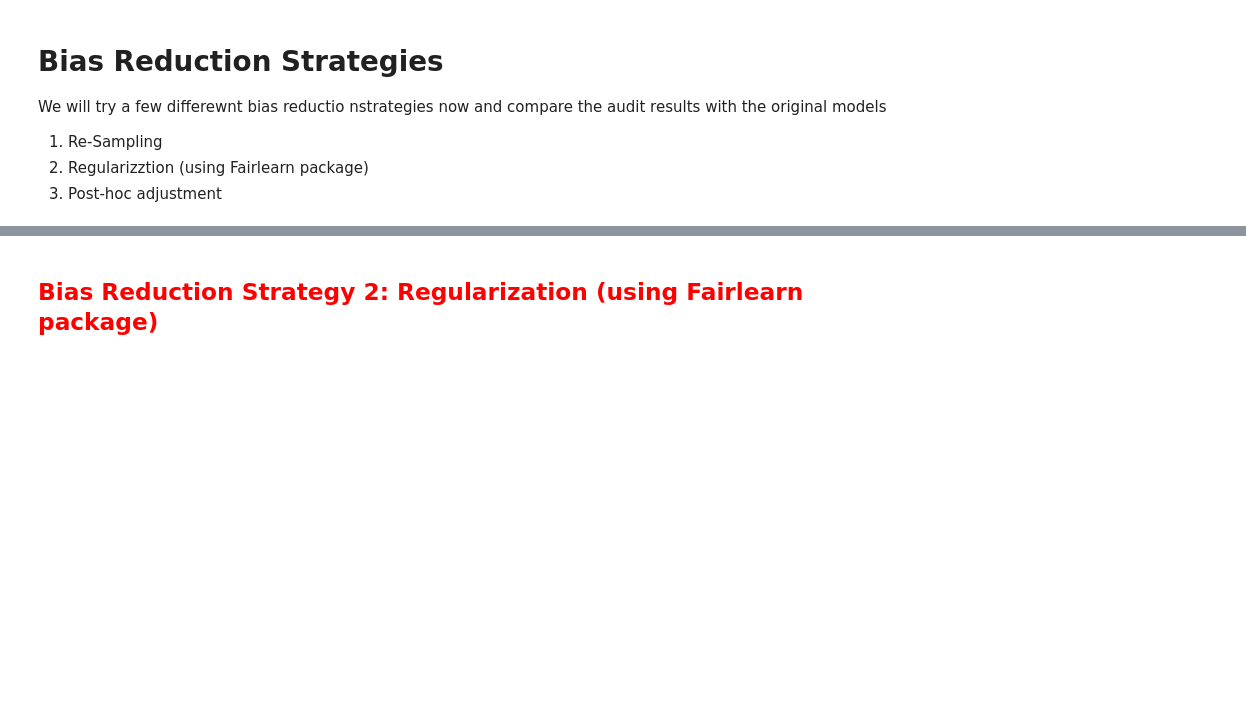
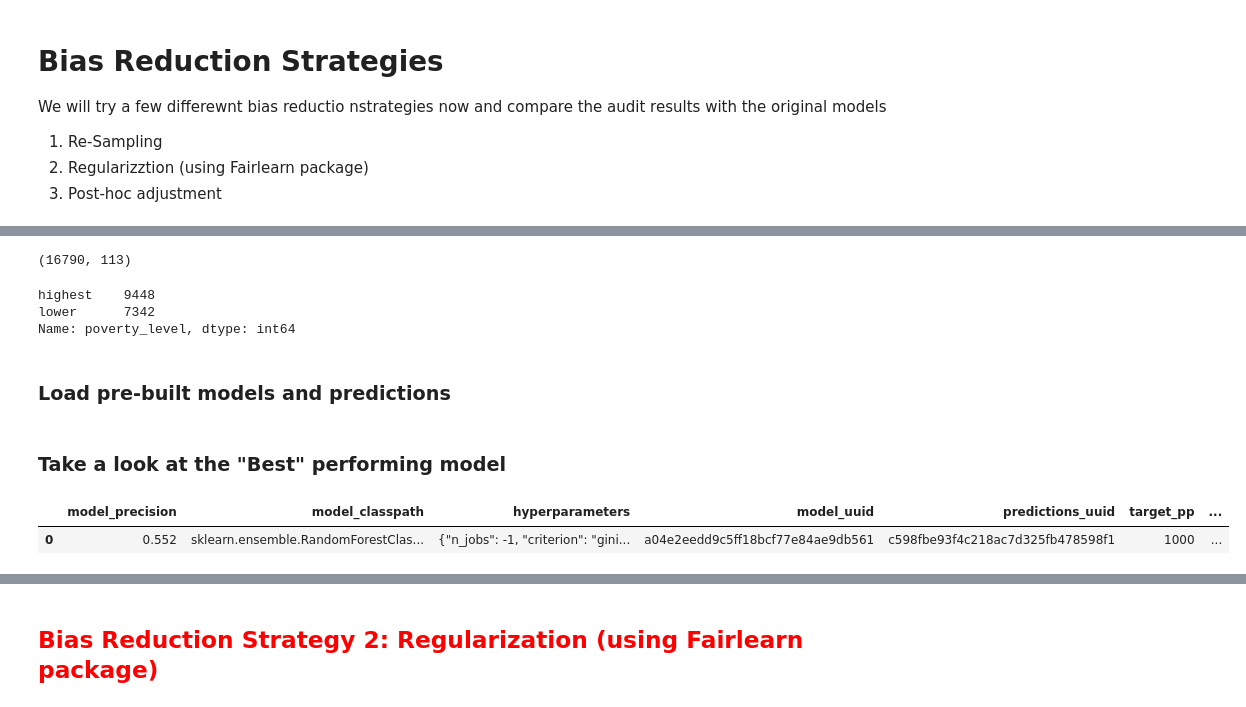
Before and after one commit to dssg/fairness_tutorial, a Jupyter notebook: notebooks/bias_reduction.ipynb, the cells around one changed output, grey strips where cells are left out. Cells and saved outputs as stored; diff of their text form; code cells hidden in the pictures; blank space fills up the shorter version.

```diff
--- a/notebooks/bias_reduction.ipynb
+++ b/notebooks/bias_reduction.ipynb
@@ -95,0 +118,21 @@ We will try a few differewnt bias reductio nstrategies now and compare the audit
+# %%
+traindf.shape
+# %% [output]
+(16790, 113)
+# %%
+train_attrdf['poverty_level'].value_counts()
+# %% [output]
+highest    9448
+lower      7342
+Name: poverty_level, dtype: int64
+# %% [markdown]
+### Load pre-built models and predictions
+# %%
+evals_df = pd.read_csv(DATAPATH +'split2_evals.csv.gz', compression='gzip')
+# %% [markdown]
+### Take a look at the "Best" performing model
+# %%
+evals_df[evals_df['model_uuid']=='a04e2eedd9c5ff18bcf77e84ae9db561']
+# %% [output]
+|  | model_precision | model_classpath | hyperparameters | model_uuid | predictions_uuid | target_pp | ... |
+| 0 | 0.552 | sklearn.ensemble.RandomForestClas... | {"n_jobs": -1, "criterion": "gini... | a04e2eedd9c5ff18bcf77e84ae9db561 | c598fbe93f4c218ac7d325fb478598f1 | 1000 | ... |
```
Also changed, not shown: parts of 38 cells of this notebook.
